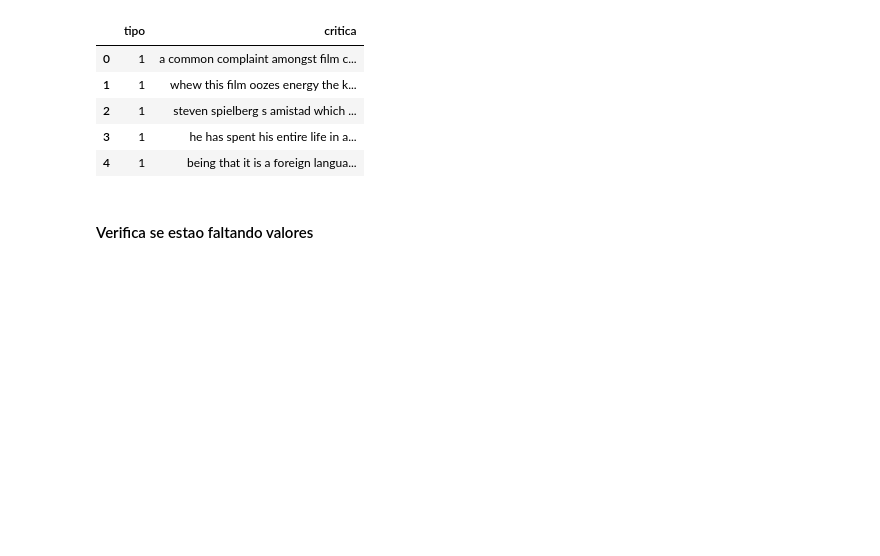
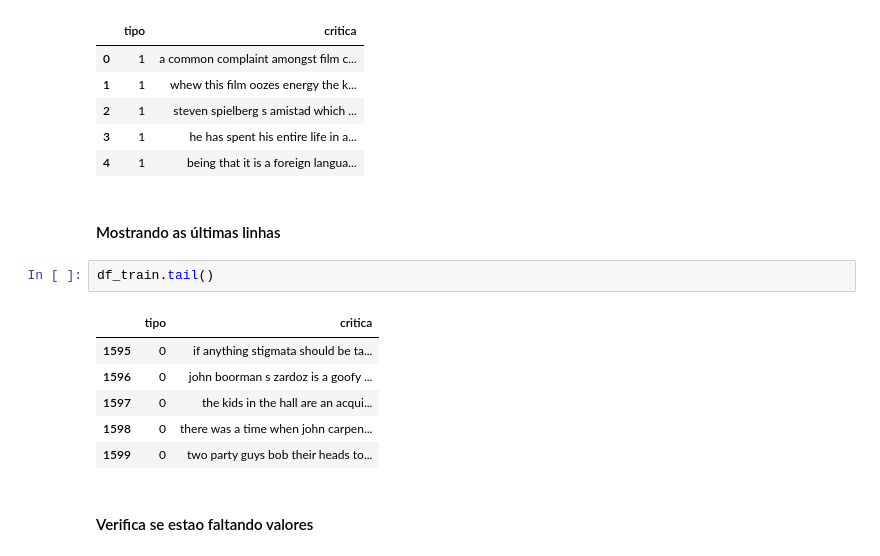
Before and after one commit to FabiadS/Trabalho-Topicos, a Jupyter notebook: trabalho.ipynb, the cells around one changed output. Cells and saved outputs as stored; diff of their text form; blank space fills up the shorter version.

```diff
--- a/trabalho.ipynb
+++ b/trabalho.ipynb
@@ -80,6 +81,17 @@ df_train.head()
 | 2 | 1 | steven spielberg s amistad which ... |
 | 3 | 1 | he has spent his entire life in a... |
 | 4 | 1 | being that it is a foreign langua... |
+# %% [markdown]
+#### Mostrando as últimas linhas
+# %%
+df_train.tail()
+# %% [output]
+|  | tipo | critica |
+| 1595 | 0 | if anything stigmata should be ta... |
+| 1596 | 0 | john boorman s zardoz is a goofy ... |
+| 1597 | 0 | the kids in the hall are an acqui... |
+| 1598 | 0 | there was a time when john carpen... |
+| 1599 | 0 | two party guys bob their heads to... |
 # %% [markdown]
 #### Verifica se estao faltando valores
 # %%
```
Also changed, not shown: parts of 6 cells of this notebook.
